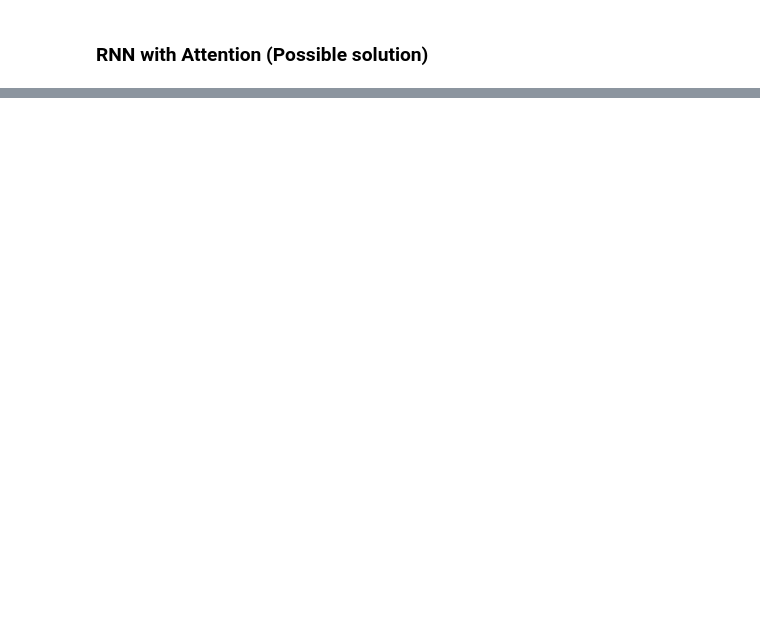
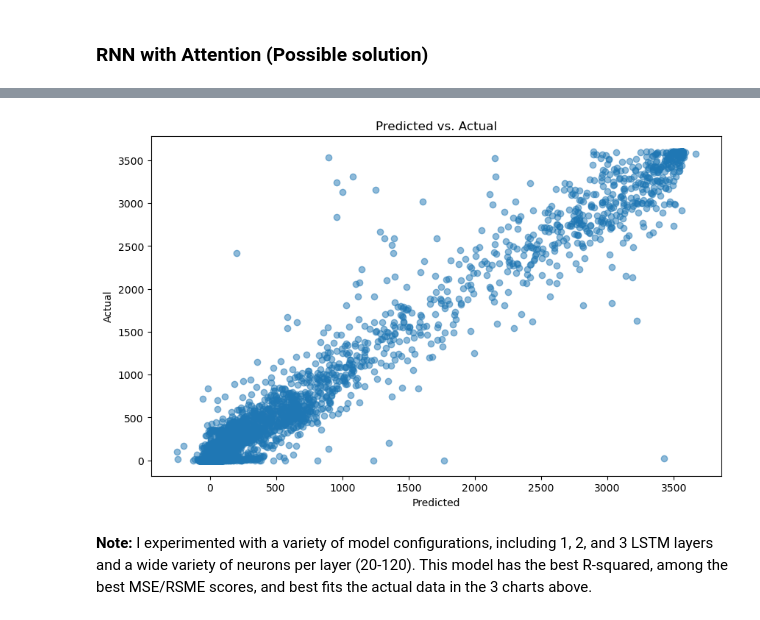
Before and after one commit to marhas109/ds10_all, a Jupyter notebook: C10_M05_Lab.ipynb, the cells around one changed output, grey strips where cells are left out. Cells and saved outputs as stored; diff of their text form; code cells hidden in the pictures; blank space fills up the shorter version.

```diff
--- a/C10_M05_Lab.ipynb
+++ b/C10_M05_Lab.ipynb
@@ -43,0 +224,11 @@ tf.random.set_seed(42)
+# %%
+plt.figure(figsize=(10, 6))
+plt.scatter(y_pred_inv.flatten(), y_test_inv.flatten(), alpha=0.5)
+plt.xlabel('Predicted')
+plt.ylabel('Actual')
+plt.title('Predicted vs. Actual')
+plt.show()
+# %% [output]
+[figure, added]
+# %% [markdown]
+**Note:** I experimented with a variety of model configurations, including 1, 2, and 3 LSTM layers and a wide variety of neurons per layer (20-120). This model has the best R-squared, among the best MSE/RSME scores, and best fits the actual data in the 3 charts above.
```
Also changed, not shown: parts of 12 cells of this notebook.
